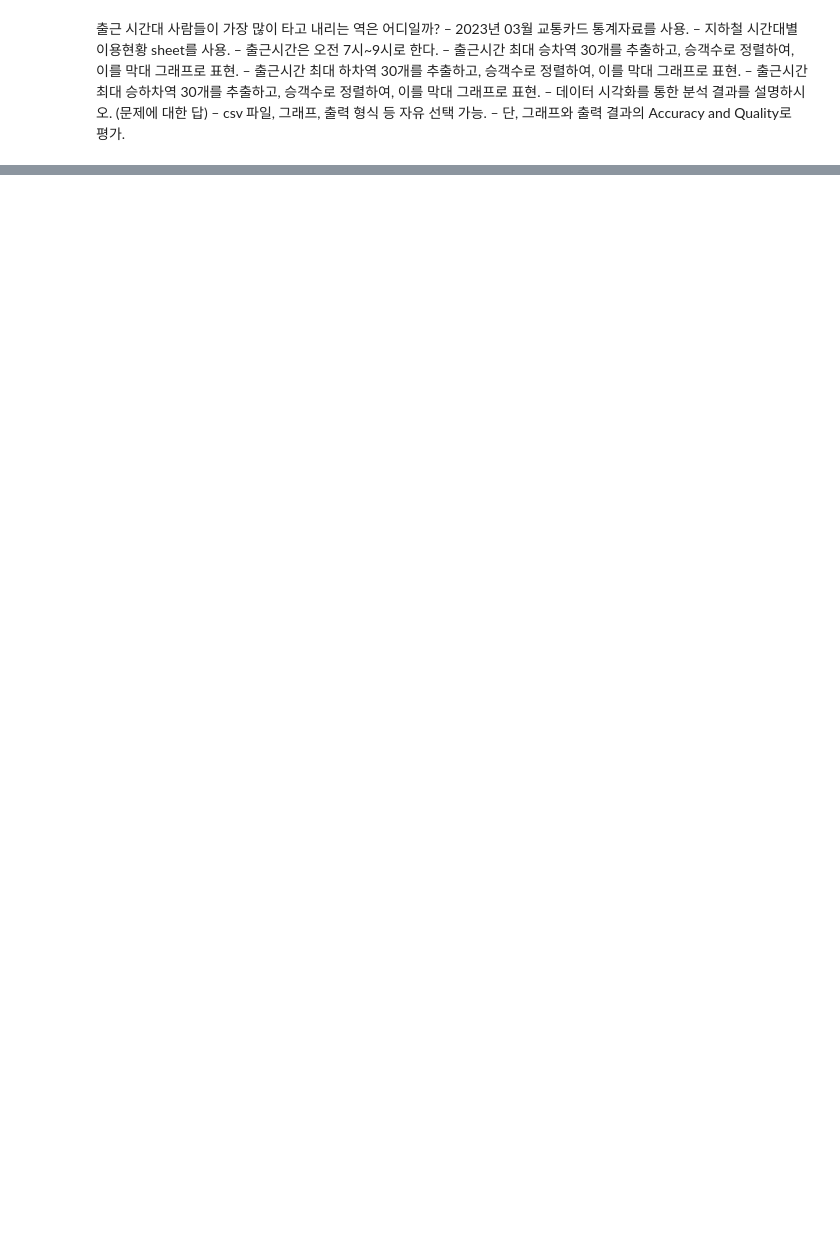
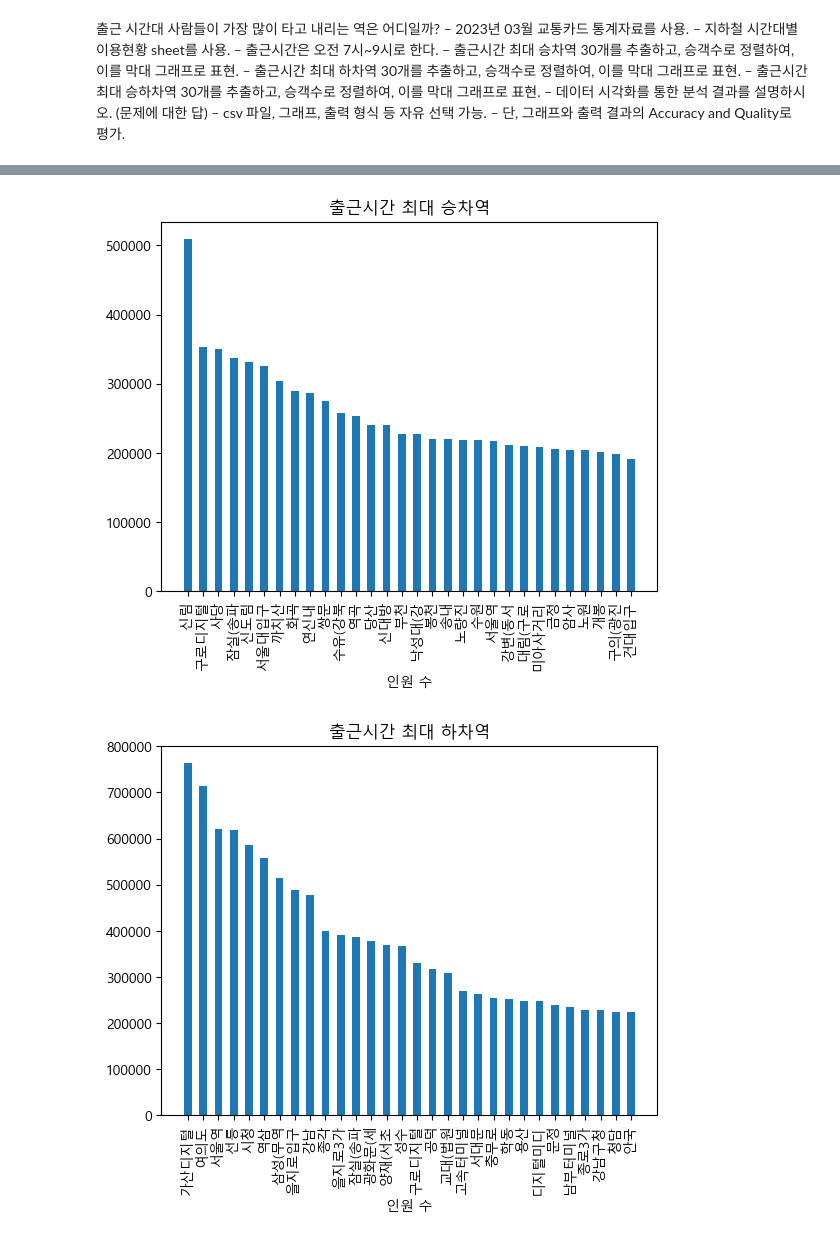
Before and after one commit to Spstars/HW6_your_initial, a Jupyter notebook: q4/q4.ipynb, the cells around one changed output, grey strips where cells are left out. Cells and saved outputs as stored; diff of their text form; code cells hidden in the pictures; blank space fills up the shorter version.

```diff
--- a/q4/q4.ipynb
+++ b/q4/q4.ipynb
@@ -55,0 +16,78 @@ Average Maximun Temperature : 18.05 Celsius
+# %%
+import csv
+import matplotlib.pyplot as plt
+
+def main():
+#need to be changed
+    file="q4_1.csv"
+    f=open(file,'r',encoding='cp949')
+    data=csv.reader(f,delimiter=",")
+
+    head=next(data)
+    head2=next(data)
+    #역이름 key, 0 승차 1 하차
+    stationDict={}
+    for d in data:
+        d6to9=d[:14]
+        #0 ->년월 1 ->호선 2->id 3->역이름 4->6시승차 5->6시하차 6->7시 승차 ....
+        ride=int(d6to9[-4])+int(d6to9[-2])
+        getoff=int(d6to9[-3])+int(d6to9[-1])
+        sums=getoff+ride
+        if d[3] in stationDict :
+            #승차
+            stationDict[d6to9[3]][0]+=ride
+            #하차
+            stationDict[d6to9[3]][1]+=getoff
+            #승하차
+            stationDict[d6to9[3]][2]+=sums
+        else:
+            stationDict[d6to9[3]]=[ride,getoff,sums]
+
+    f.close()
+
+    riders=sorted(list(stationDict.items()),key=lambda x:x[1][0],reverse=True)[:30]
+    ridersStation,ridersHeight=[height[0][:5] for height in riders],[height[1][0] for height in riders]
+
+    getoffs=sorted(list(stationDict.items()),key=lambda x:x[1][1],reverse=True)[:30]
+    getoffsStation,getoffsHeight=[height[0][:5] for height in getoffs],[height[1][1] for height in getoffs]
+
+    workers=sorted(list(stationDict.items()),key=lambda x:x[1][2],reverse=True)[:30]
+    workersStation,workersHeight=[height[0][:5] for height in workers],[height[1][2] for height in workers]
+
+    plt.rc("font",family="Malgun Gothic")
+    plt.rcParams['axes.unicode_minus']=False
+    plt.title("출근시간 최대 승차역")
+    plt.xlabel("역이름")
+    plt.xlabel("인원 수")
+    plt.bar(ridersStation,ridersHeight,width=0.5)
+    plt.xticks(ridersStation,rotation=90)
+    plt.show()
+
+    plt.rc("font",family="Malgun Gothic")
+    plt.rcParams['axes.unicode_minus']=False
+    plt.title("출근시간 최대 하차역")
+    plt.xlabel("역이름")
+    plt.xlabel("인원 수")
+    plt.bar(getoffsStation,getoffsHeight,width=0.5)
+    plt.xticks(getoffsStation,rotation=90)
+    plt.show()
+
+    plt.rc("font",family="Malgun Gothic")
+    plt.rcParams['axes.unicode_minus']=False
+    plt.title("출근시간 최대 승하차역")
+    plt.xlabel("역이름")
+    plt.xlabel("인원 수")
+    plt.bar(workersStation,workersHeight,width=0.5)
+    plt.xticks(workersStation,rotation=90)
+    plt.show()
+
+
+
+
+
+
+if __name__ == "__main__":
+    main()
+# %% [output]
+[figure, added]
+[figure, added]
```
Also changed, not shown: parts of 3 cells of this notebook, 14 other files.
